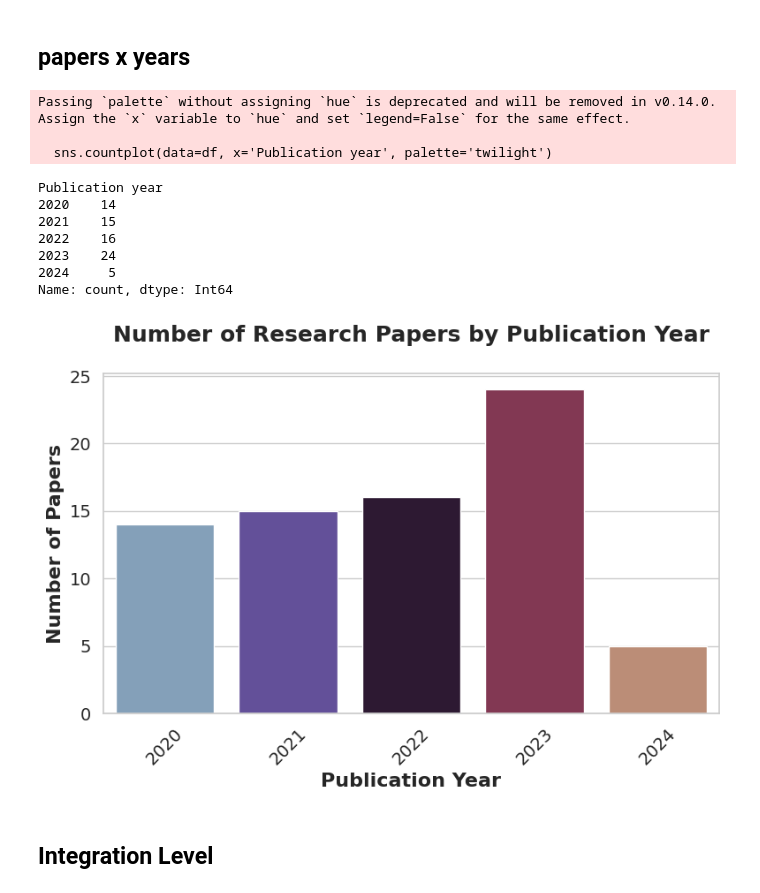
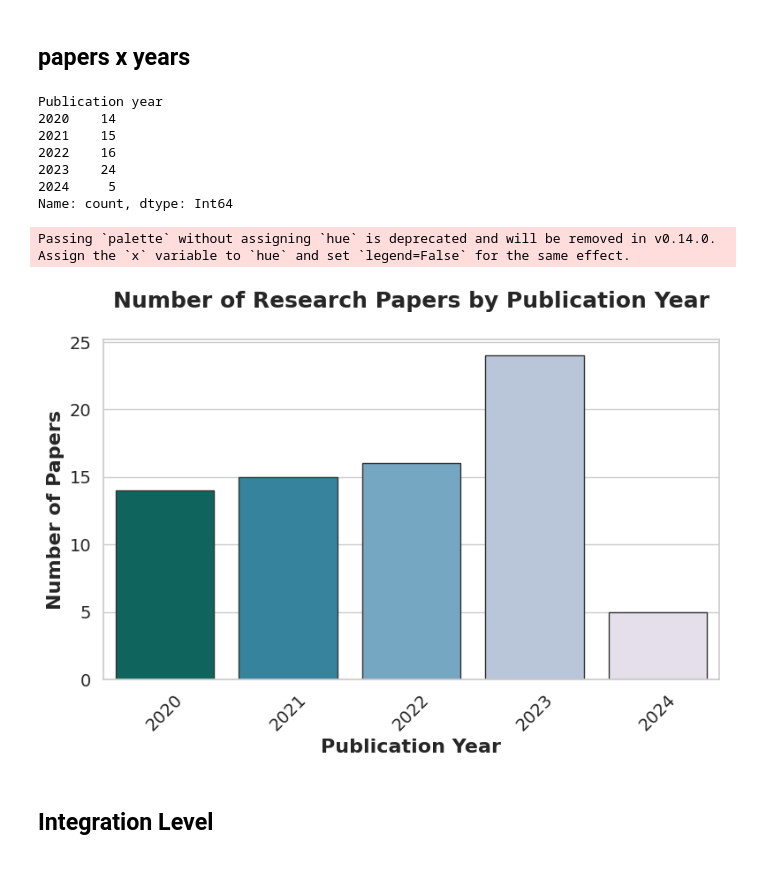
Before and after one commit to icezimmer/TEC_survey, a Jupyter notebook: TEC_survey_analysis.ipynb, the cells around one changed output. Saved outputs shown, nothing was run; the diff lists cells and outputs as text; code cells hidden in the pictures.

Commit message:
set graphycs style

```diff
--- a/TEC_survey_analysis.ipynb
+++ b/TEC_survey_analysis.ipynb
@@ -38,0 +34,9 @@ sns.set_theme(style="whitegrid")
+# %%
+hv.extension('bokeh')
+
+# Optional: Set a nice theme for Seaborn
+sns.set_theme(style="whitegrid")
+palette = 'PuBuGn_r'
+palette_chord = 'pastel'
+# set edge color to dark gray
+edgecolor = '#333333'
@@ -250,33 +259,31 @@ Name: count, dtype: int64
 ## papers x years
 # %%
 plt.figure(figsize=(9, 5))
-sns.countplot(data=df, x='Publication year', palette='twilight')
+sns.countplot(data=df, x='Publication year', palette=palette, edgecolor=edgecolor)
 plt.title("Number of Research Papers by Publication Year\n", fontsize=18, fontweight='bold')
 plt.xlabel("Publication Year", fontsize=16, fontweight='semibold')
 plt.ylabel("Number of Papers", fontsize=16, fontweight='semibold')
 plt.xticks(rotation=45, fontsize=14)  # Rotate x-labels if needed
 plt.yticks(fontsize=14)
 
 
 # save in pdf
 plt.savefig('plots/papers_x_years.pdf', bbox_inches='tight', dpi=300)
 
 # Print papers x year
 print(df['Publication year'].value_counts().sort_index())
 
 plt.show()
 # %% [output]
-Passing `palette` without assigning `hue` is deprecated and will be removed in v0.14.0. Assign the `x` variable to `hue` and set `legend=False` for the same effect.
-
-  sns.countplot(data=df, x='Publication year', palette='twilight')
+Publication year
+2020    14
+2021    15
+2022    16
+2023    24
+2024     5
+Name: count, dtype: Int64
-Publication year
-2020    14
-2021    15
-2022    16
-2023    24
-2024     5
-Name: count, dtype: Int64
+Passing `palette` without assigning `hue` is deprecated and will be removed in v0.14.0. Assign the `x` variable to `hue` and set `legend=False` for the same effect.
-[figure, old version]
+[figure, new version]
 # %% [markdown]
 ## Integration Level
 # %%
```
Also changed, not shown: parts of 24 cells of this notebook, 22 other files.
